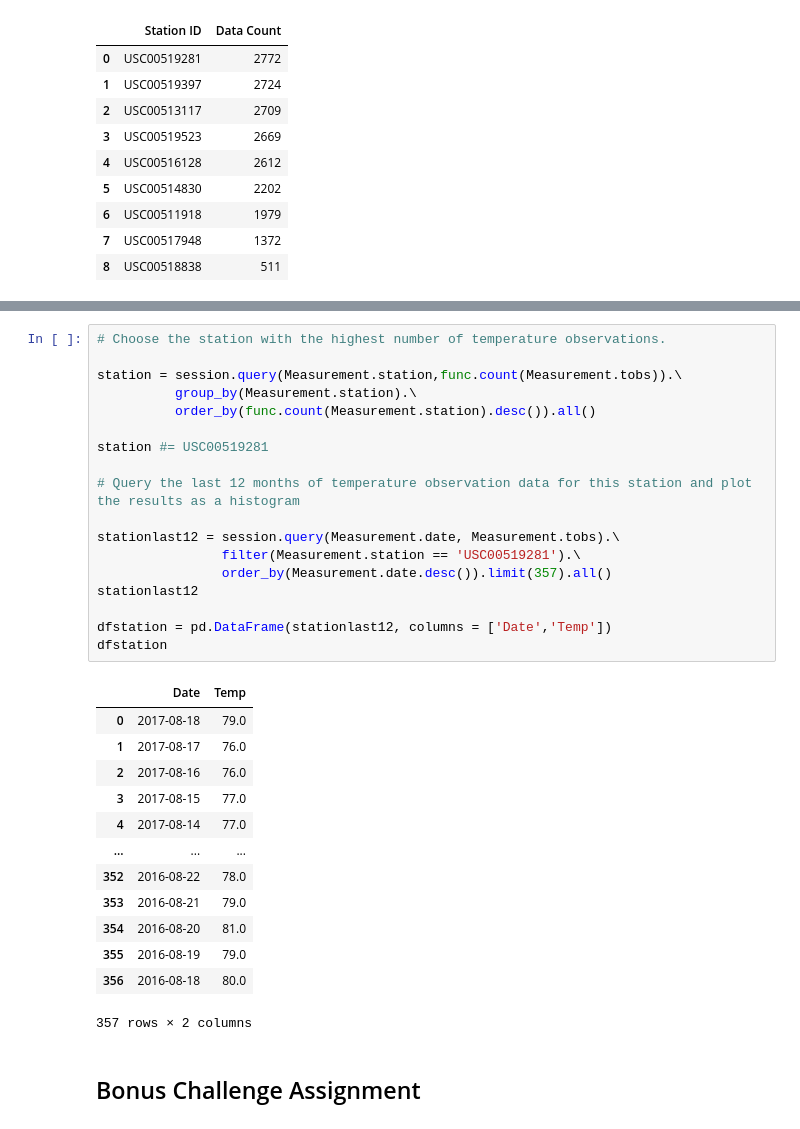
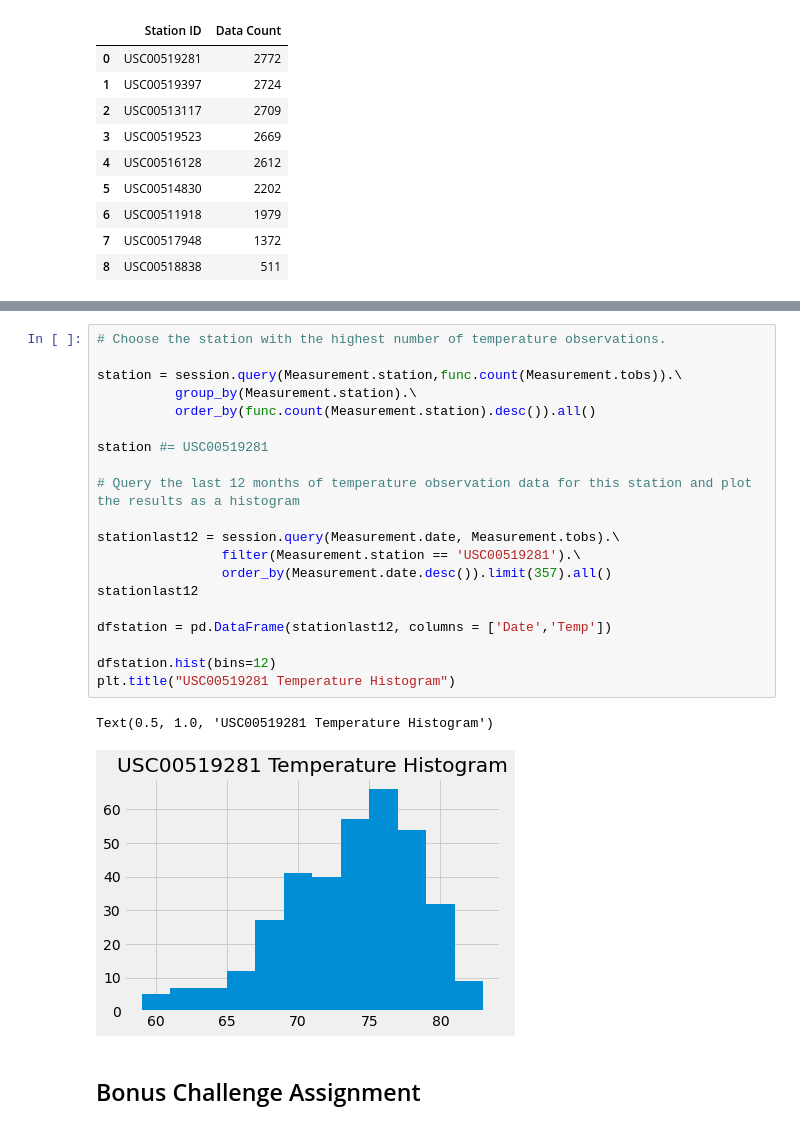
Before and after one commit to DeepIntoData/SQLAlchemy-Challenge, a Jupyter notebook: climate_starter.ipynb, the cells around one changed output, grey strips where cells are left out. Cells and saved outputs as stored; diff of their text form.

```diff
--- a/climate_starter.ipynb
+++ b/climate_starter.ipynb
@@ -162,35 +180,26 @@ print(avgtemp)
 # %%
 # Choose the station with the highest number of temperature observations.
 
 station = session.query(Measurement.station,func.count(Measurement.tobs)).\
           group_by(Measurement.station).\
           order_by(func.count(Measurement.station).desc()).all()
 
 station #= USC00519281
 
 # Query the last 12 months of temperature observation data for this station and plot the results as a histogram
 
 stationlast12 = session.query(Measurement.date, Measurement.tobs).\
                 filter(Measurement.station == 'USC00519281').\
                 order_by(Measurement.date.desc()).limit(357).all()
 stationlast12
 
 dfstation = pd.DataFrame(stationlast12, columns = ['Date','Temp'])
-dfstation
+
+dfstation.hist(bins=12)
+plt.title("USC00519281 Temperature Histogram")
 # %% [output]
-|  | Date | Temp |
-| 0 | 2017-08-18 | 79.0 |
-| 1 | 2017-08-17 | 76.0 |
-| 2 | 2017-08-16 | 76.0 |
-| 3 | 2017-08-15 | 77.0 |
-| 4 | 2017-08-14 | 77.0 |
-| ... | ... | ... |
-| 352 | 2016-08-22 | 78.0 |
-| 353 | 2016-08-21 | 79.0 |
-| 354 | 2016-08-20 | 81.0 |
-| 355 | 2016-08-19 | 79.0 |
-| 356 | 2016-08-18 | 80.0 |
-357 rows × 2 columns
+Text(0.5, 1.0, 'USC00519281 Temperature Histogram')
+[figure, added]
 # %% [markdown]
 ## Bonus Challenge Assignment
 # %%
```
Also changed, not shown: parts of 4 cells of this notebook.
